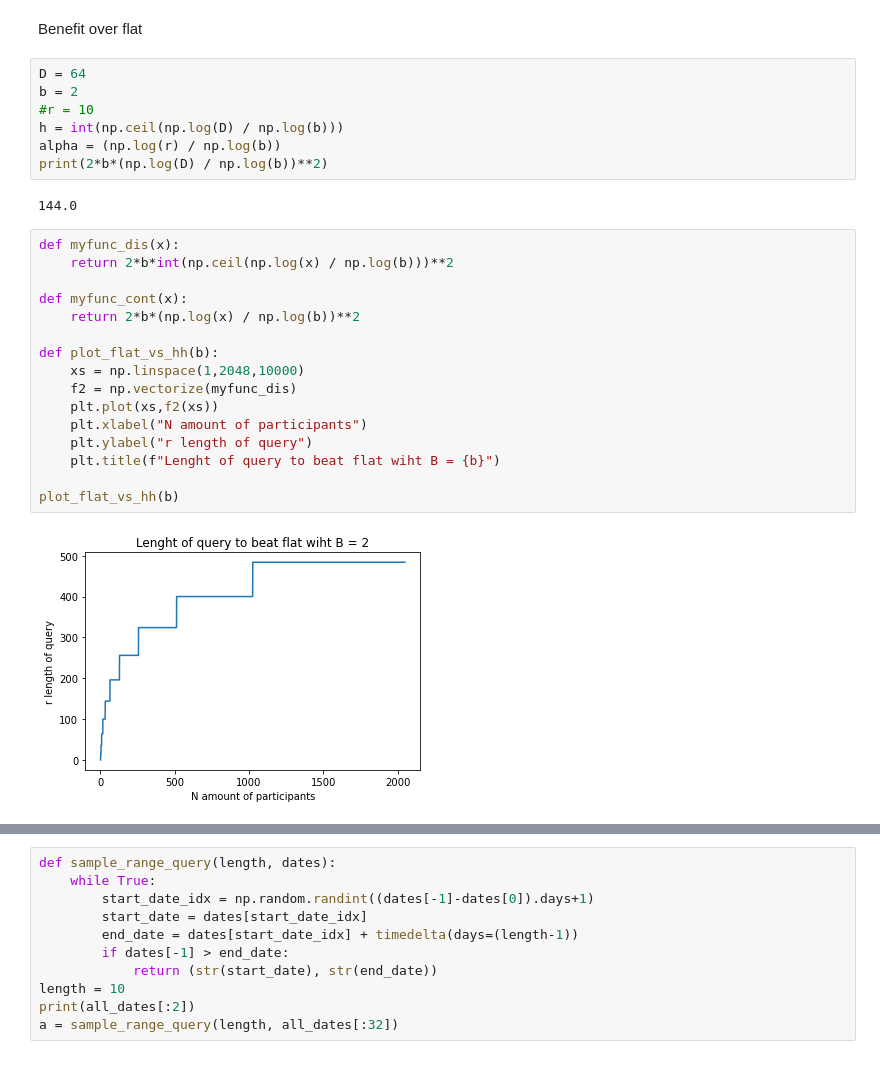
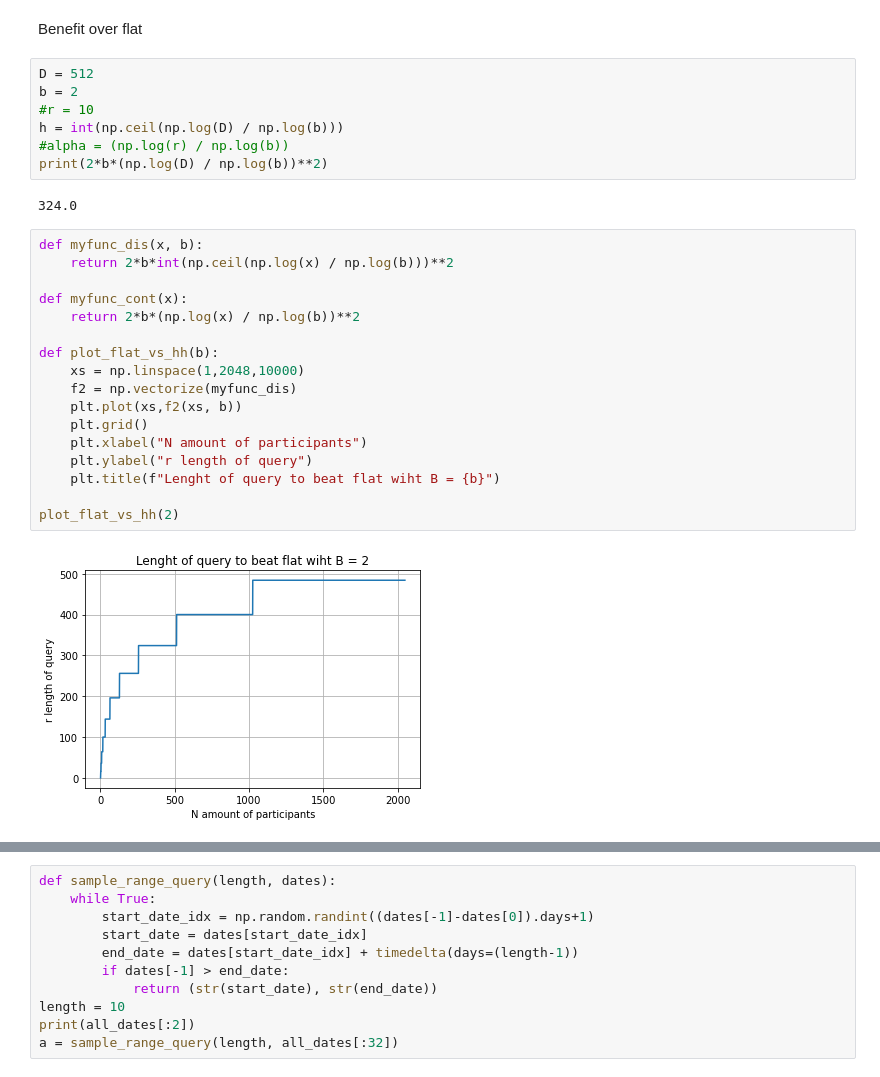
Before and after one commit to j-friis/Bachelors-Thesis, a Jupyter notebook: src/local_hh.ipynb, the cells around one changed output, grey strips where cells are left out. Saved outputs shown, nothing was run; the diff lists cells and outputs as text.

```diff
--- a/src/local_hh.ipynb
+++ b/src/local_hh.ipynb
@@ -1222,29 +1222,30 @@ for e in epsilons:
 # %% [markdown]
 Benefit over flat
 # %%
-D = 64
+D = 512
 b = 2
 #r = 10
 h = int(np.ceil(np.log(D) / np.log(b)))
-alpha = (np.log(r) / np.log(b))
+#alpha = (np.log(r) / np.log(b))
 print(2*b*(np.log(D) / np.log(b))**2)
 # %% [output]
-144.0
+324.0
 # %%
-def myfunc_dis(x):
+def myfunc_dis(x, b):
     return 2*b*int(np.ceil(np.log(x) / np.log(b)))**2
 
 def myfunc_cont(x):
     return 2*b*(np.log(x) / np.log(b))**2
 
 def plot_flat_vs_hh(b):
     xs = np.linspace(1,2048,10000)
     f2 = np.vectorize(myfunc_dis)
-    plt.plot(xs,f2(xs))
+    plt.plot(xs,f2(xs, b))
+    plt.grid()
     plt.xlabel("N amount of participants")
     plt.ylabel("r length of query")
     plt.title(f"Lenght of query to beat flat wiht B = {b}")
 
-plot_flat_vs_hh(b)
+plot_flat_vs_hh(2)
 # %% [output]
-[figure, old version]
+[figure, new version]
```
Also changed, not shown: parts of 4 cells of this notebook, 2 other files.
